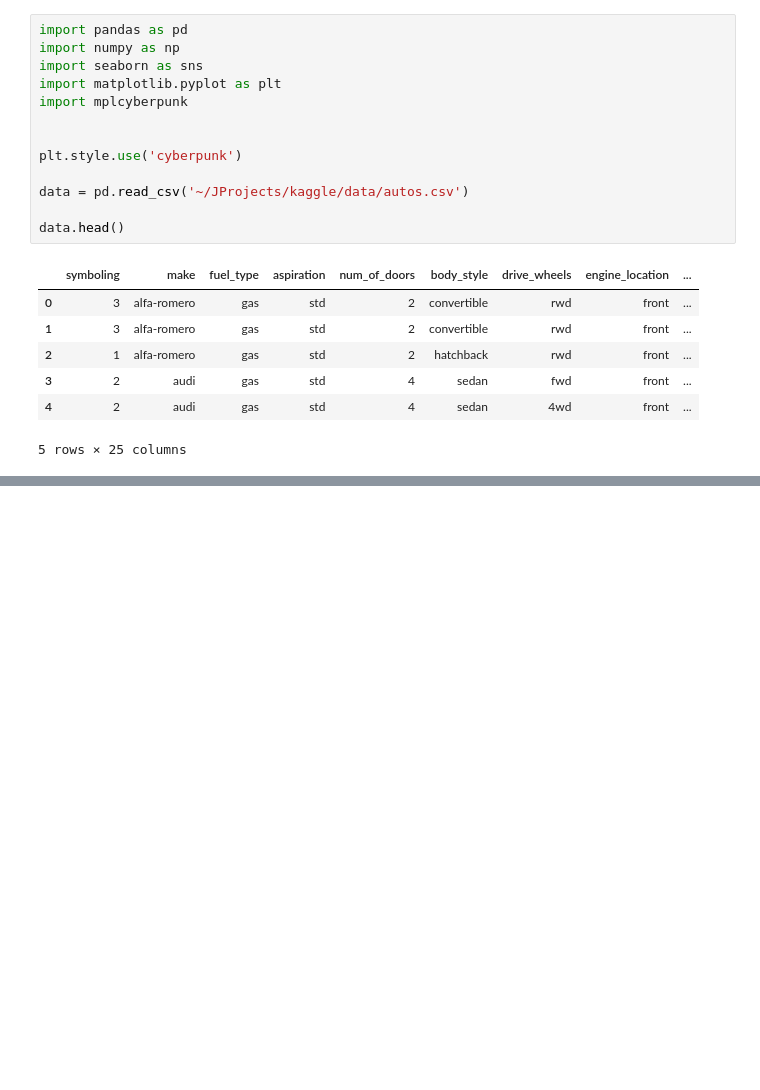
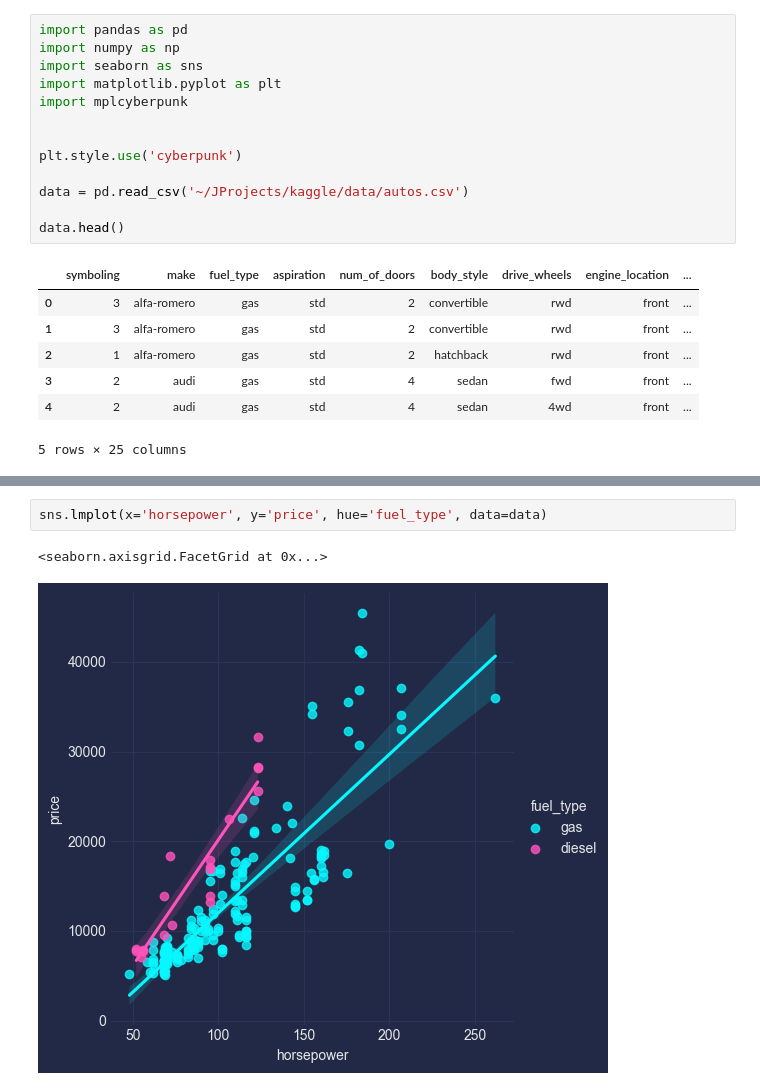
Before and after one commit to Ludentrop/kaggle, a Jupyter notebook: feature engineering/MutualInfo.ipynb, the cells around one changed output, grey strips where cells are left out. Saved outputs shown, nothing was run; the diff lists cells and outputs as text; blank space fills up the shorter version.

```diff
--- a/feature engineering/MutualInfo.ipynb
+++ b/feature engineering/MutualInfo.ipynb
@@ -21,0 +92,5 @@ data.head()
+# %%
+sns.lmplot(x='horsepower', y='price', hue='fuel_type', data=data)
+# %% [output]
+<seaborn.axisgrid.FacetGrid at 0x...>
+[figure, added]
```
Also changed, not shown: parts of 6 cells of this notebook, 7 other files.
